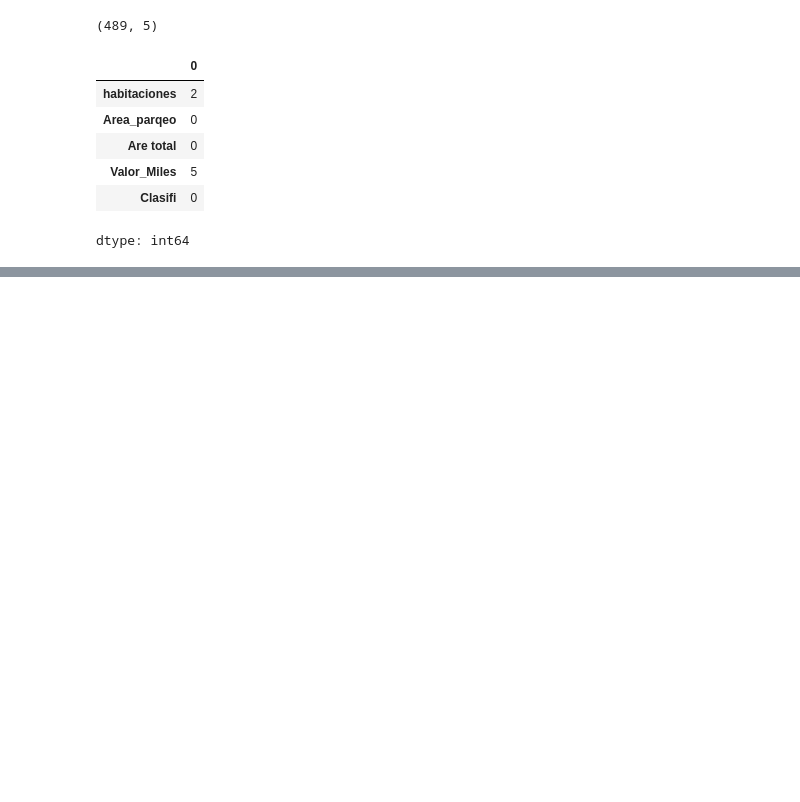
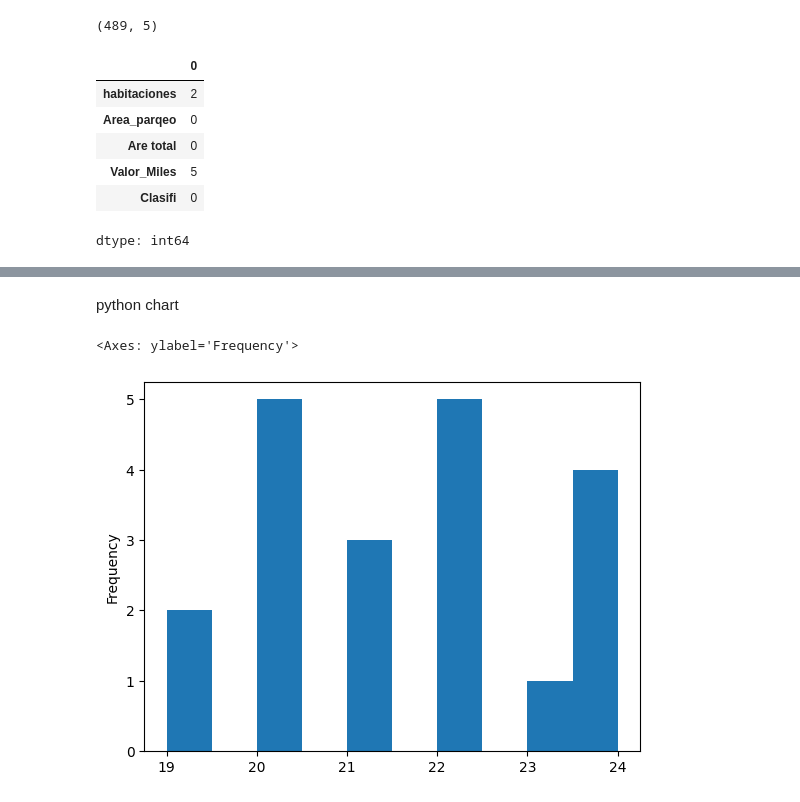
Before and after one commit to jjuandiego099/cuadernos-y-proyectos-IA, a Jupyter notebook: EDA.ipynb, the cells around one changed output, grey strips where cells are left out. Drawn from its saved outputs; the diff is of its cells as text; code cells hidden in the pictures; blank space fills up the shorter version.

```diff
--- a/EDA.ipynb
+++ b/EDA.ipynb
@@ -152,0 +155,21 @@ dtype: int64
+# %%
+# prompt: crear un arreglo con la vaiable datos, con datos sinteticos usando numpy dodne la columna 0 sea la edad y la columna 1 sean las notas de IA que van de 0 a 5, las edaddes no pueden ser decimanles y la nota redondeala a 2 decimales
+
+import numpy as np
+
+# Set a seed for reproducibility
+np.random.seed(42)
+
+# Number of samples
+n_samples = 20
+
+# Generate ages (integers between 18 and 65)
+edades = np.random.randint(18, 25, size=n_samples)
+
+# Generate IA grades (floats between 0 and 5, rounded to 2 decimal places)
+notas_ia = np.round(np.random.uniform(0, 5,  size=n_samples), 2)
+
+# Create the array
+datos = np.column_stack((edades, notas_ia))
+
+datos
@@ -152,0 +238,6 @@ dtype: int64
+# %%
+# prompt: crear una lista de nombre de alumnos sinetiticos en una variable llamanda nombres
+
+nombres = ["Efrain", "Jackson", "Olivia", "Aiden", "Emma", "Lucas", "Ava", "Liam", "Mia", "Noah", "Isabella", "Ethan", "Riley", "Mason", "Aria", "Caden", "Zoe", "Oliver", "Charlotte", "Elijah"]
+
+nombres
@@ -152,0 +267,14 @@ dtype: int64
+# %%
+# prompt: crear un dataframe llamado alumnos donde integramos el arreglo nombres,edades,notas_ia
+
+import pandas as pd
+
+# Assuming nombres, edades, and notas_ia are already defined as in your previous code
+# Create a dictionary to store the data
+data = {'nombres': nombres, 'edades': edades, 'notas_ia': notas_ia}
+
+# Create the DataFrame
+alumnos = pd.DataFrame(data)
+
+# Display the DataFrame
+alumnos
@@ -152,0 +339,7 @@ dtype: int64
+# %% [markdown]
+python chart
+# %%
+alumnos.edades.plot(kind='hist')
+# %% [output]
+<Axes: ylabel='Frequency'>
+[figure, added]
```
Also changed, not shown: parts of 17 cells of this notebook.
